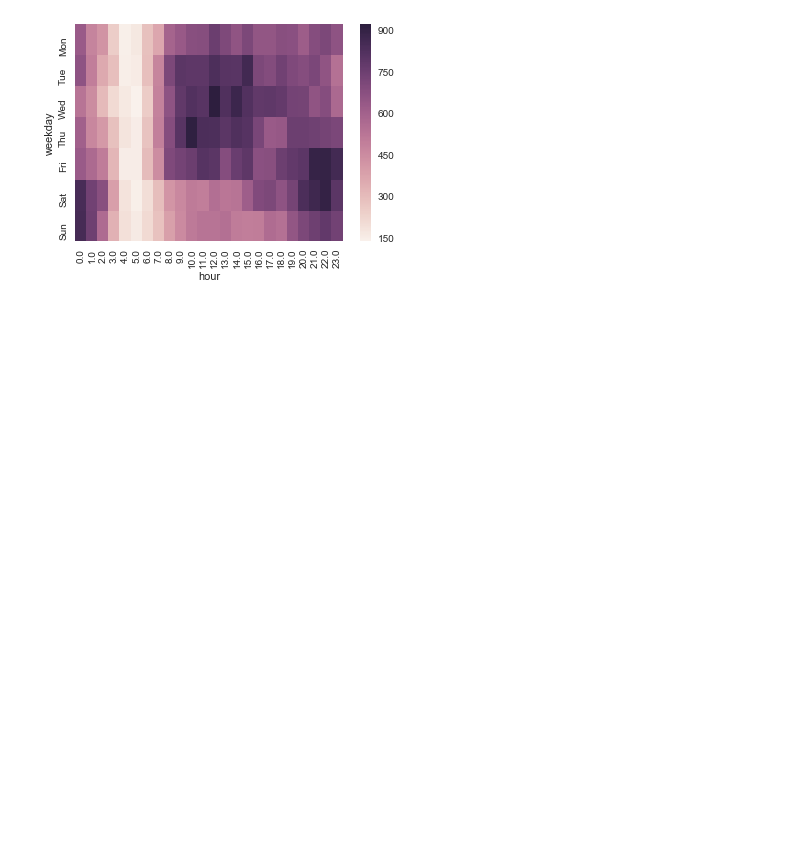
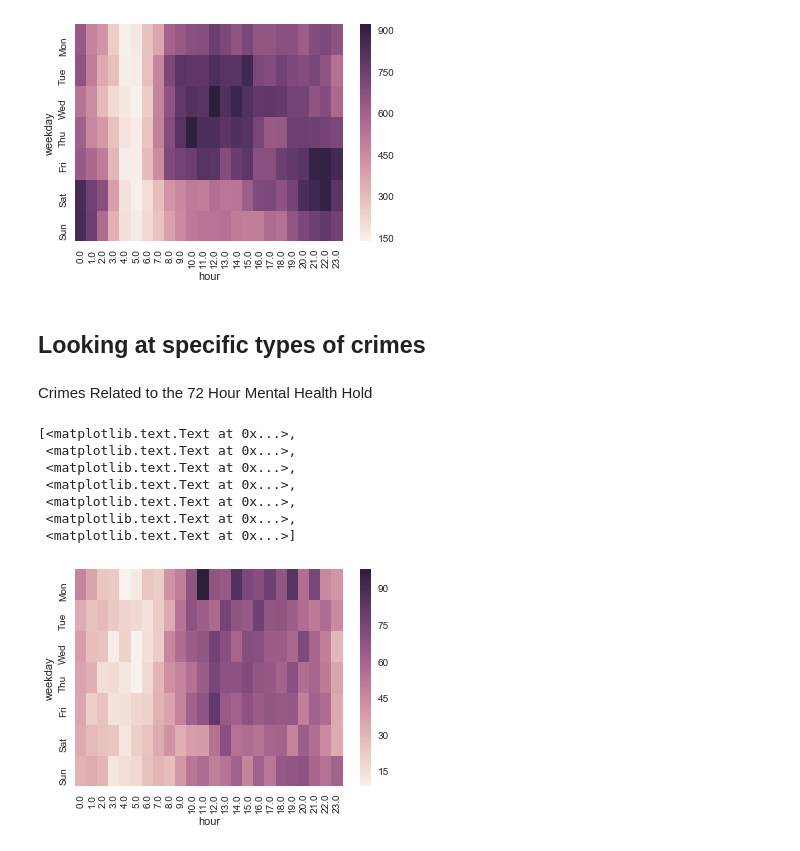
Before and after one commit to odemasi/LogVisualization, a Jupyter notebook: Crime_Data/AC Sheriff Crime Reports.ipynb, the cells around one changed output. Saved outputs shown, nothing was run; the diff lists cells and outputs as text; code cells hidden in the pictures; blank space fills up the shorter version.

Commit message:
all crime heatmaps

```diff
--- a/Crime_Data/AC Sheriff Crime Reports.ipynb
+++ b/Crime_Data/AC Sheriff Crime Reports.ipynb
@@ -220,3 +222,21 @@ ax.set_yticklabels(['Sun', 'Sat', 'Fri', 'Thu', 'Wed', 'Tue','Mon'], fontsize=10
  <matplotlib.text.Text at 0x...>,
  <matplotlib.text.Text at 0x...>]
 [figure]
+# %% [markdown]
+## Looking at specific types of crimes
+# %% [markdown]
+Crimes Related to the 72 Hour Mental Health Hold
+# %%
+MH_data = pd.DataFrame({'count' : final[final['CrimeDescription'] == '72 HOUR MENTAL HEALTH'].groupby(['weekday', 'hour']).size()}).reset_index()
+mh_heatmap = MH_data.pivot('weekday', 'hour', 'count')
+ax = sns.heatmap(mh_heatmap)
+ax.set_yticklabels(['Sun', 'Sat', 'Fri', 'Thu', 'Wed', 'Tue','Mon'], fontsize=10)
+# %% [output]
+[<matplotlib.text.Text at 0x...>,
+ <matplotlib.text.Text at 0x...>,
+ <matplotlib.text.Text at 0x...>,
+ <matplotlib.text.Text at 0x...>,
+ <matplotlib.text.Text at 0x...>,
+ <matplotlib.text.Text at 0x...>,
+ <matplotlib.text.Text at 0x...>]
+[figure, added]
```
Also changed, not shown: parts of 5 cells of this notebook.
